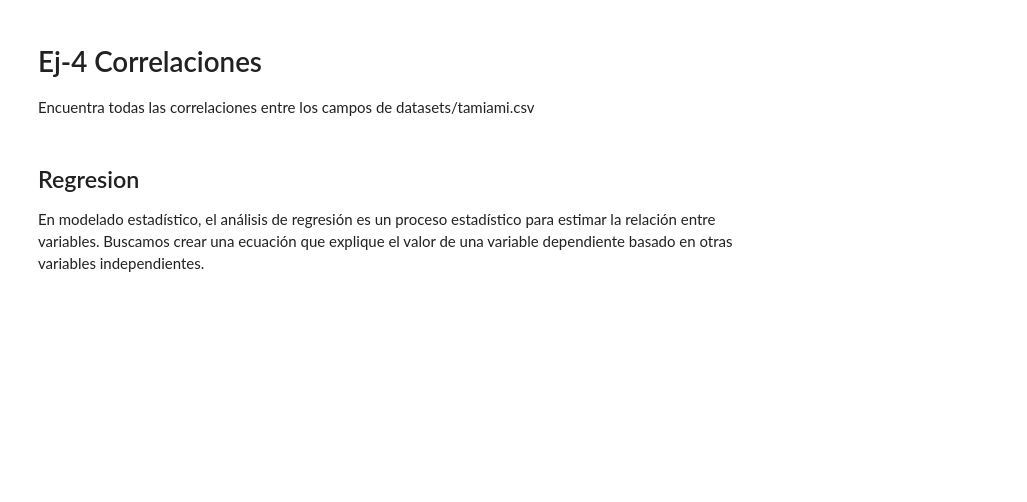
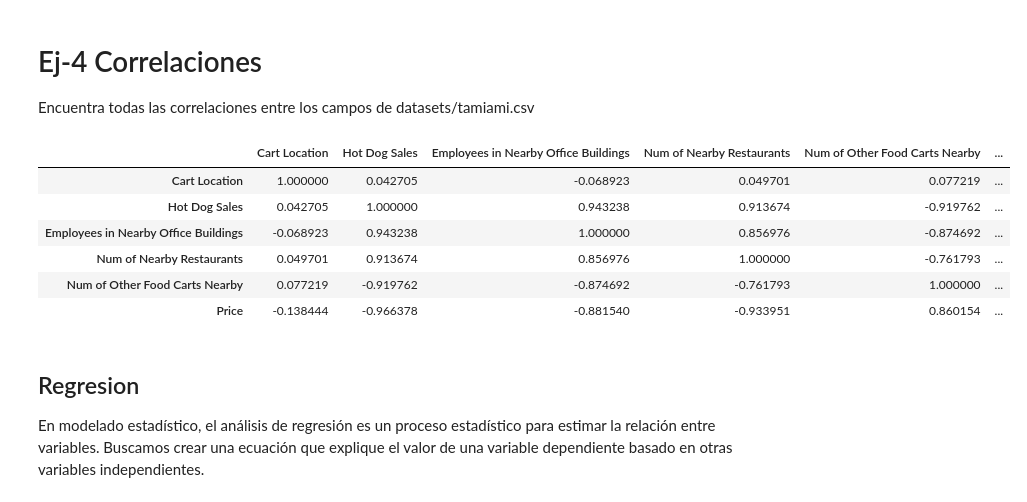
Before and after one commit to Joranome/T3SignificadoDatos, a Jupyter notebook: 1-SigDatos.ipynb, the cells around one changed output. Cells and saved outputs as stored; diff of their text form; code cells hidden in the pictures; blank space fills up the shorter version.

```diff
--- a/1-SigDatos.ipynb
+++ b/1-SigDatos.ipynb
@@ -276,9 +276,20 @@ Encuentra todas las correlaciones entre los campos de datasets/tamiami.csv
 # %%
 # Ej-4
 
 import pandas as pd
 
 Location = "datasets/tamiami.csv"
+df = pd.read_csv(Location)
+
+df.corr()
+# %% [output]
+|  | Cart Location | Hot Dog Sales | Employees in Nearby Office Buildings | Num of Nearby Restaurants | Num of Other Food Carts Nearby | ... |
+| Cart Location | 1.000000 | 0.042705 | -0.068923 | 0.049701 | 0.077219 | ... |
+| Hot Dog Sales | 0.042705 | 1.000000 | 0.943238 | 0.913674 | -0.919762 | ... |
+| Employees in Nearby Office Buildings | -0.068923 | 0.943238 | 1.000000 | 0.856976 | -0.874692 | ... |
+| Num of Nearby Restaurants | 0.049701 | 0.913674 | 0.856976 | 1.000000 | -0.761793 | ... |
+| Num of Other Food Carts Nearby | 0.077219 | -0.919762 | -0.874692 | -0.761793 | 1.000000 | ... |
+| Price | -0.138444 | -0.966378 | -0.881540 | -0.933951 | 0.860154 | ... |
 # %% [markdown]
 ## Regresion
 
```
